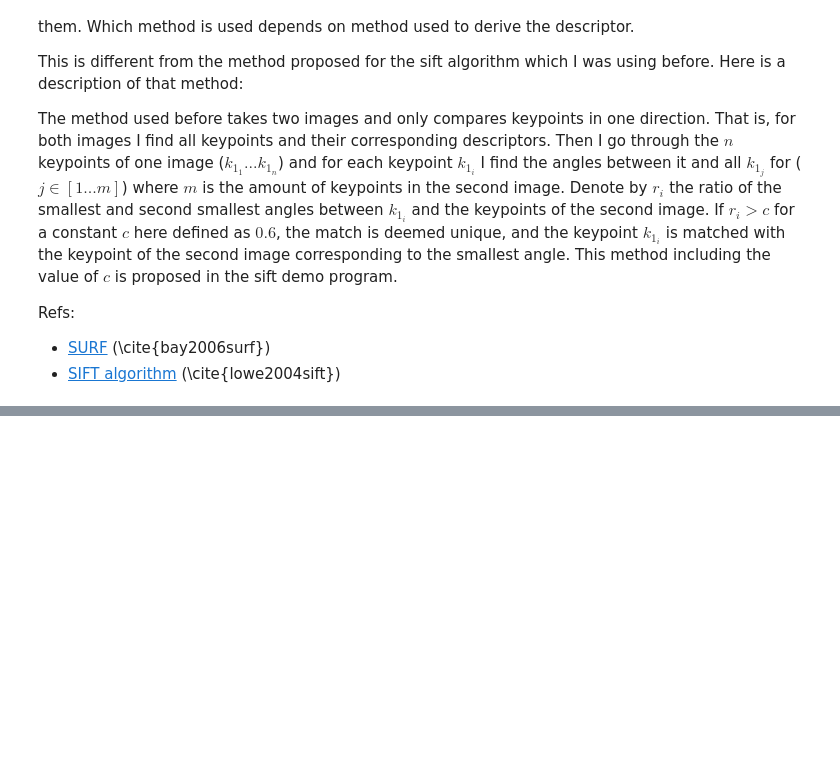
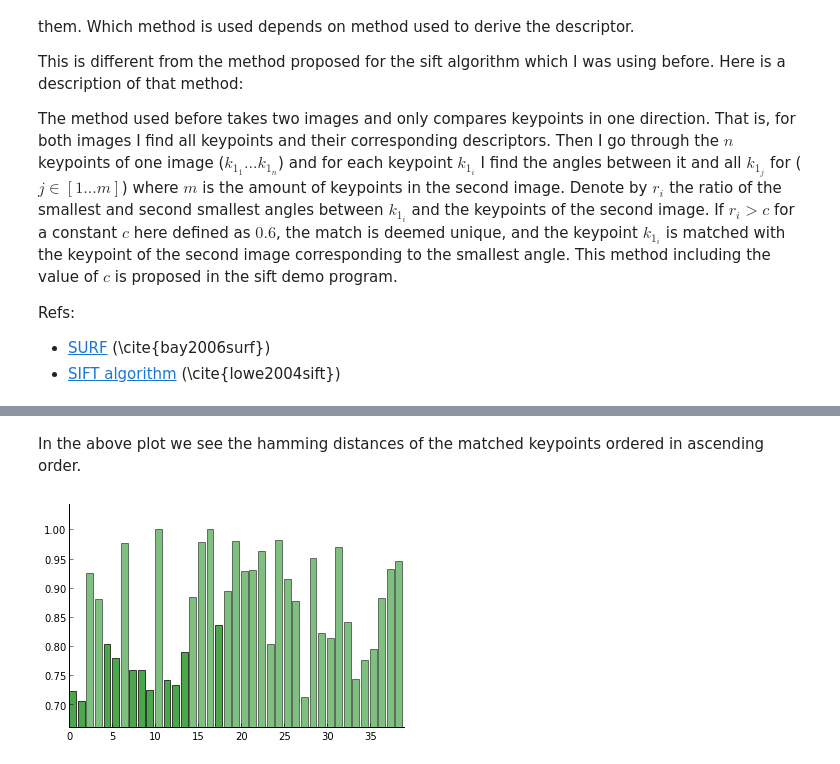
Before and after one commit to arnfred/Mirror-Match, a Jupyter notebook: code/descriptors/OpenCV-Test.ipynb, the cells around one changed output, grey strips where cells are left out. Saved outputs shown, nothing was run; the diff lists cells and outputs as text; code cells hidden in the pictures; blank space fills up the shorter version.

```diff
--- a/code/descriptors/OpenCV-Test.ipynb
+++ b/code/descriptors/OpenCV-Test.ipynb
@@ -92,0 +66,18 @@ ValueError: too many values to unpack
+# %%
+import evaluate
+
+# Filter scores and uniqueness for None items
+scores_f = [i for i in scores if i != None]
+uniqueness_f = [i for i in uniqueness if i != None]
+
+# Get ranking and reorder both lists in the same order
+ranking = numpy.argsort(scores_f)
+scores_sorted = [ scores_f[i] for i in ranking]
+uniques_sorted = [ uniqueness_f[i] for i in ranking]
+
+# Define n
+n = int(len(scores_f)/2.0)
+
+# Get tresholds
+score_treshold = sorted(scores_f)[n]
+unique_treshold = sorted(uniqueness_f)[n]
@@ -92,0 +92,6 @@ ValueError: too many values to unpack
+# %% [markdown]
+In the above plot we see the hamming distances of the matched keypoints ordered in ascending order.
+# %%
+evaluate.barWithMask(range(len(scores_f)), uniques_sorted, mask, color='green')
+# %% [output]
+[figure, added]
```
Also changed, not shown: parts of 12 cells of this notebook, 11 other files.
